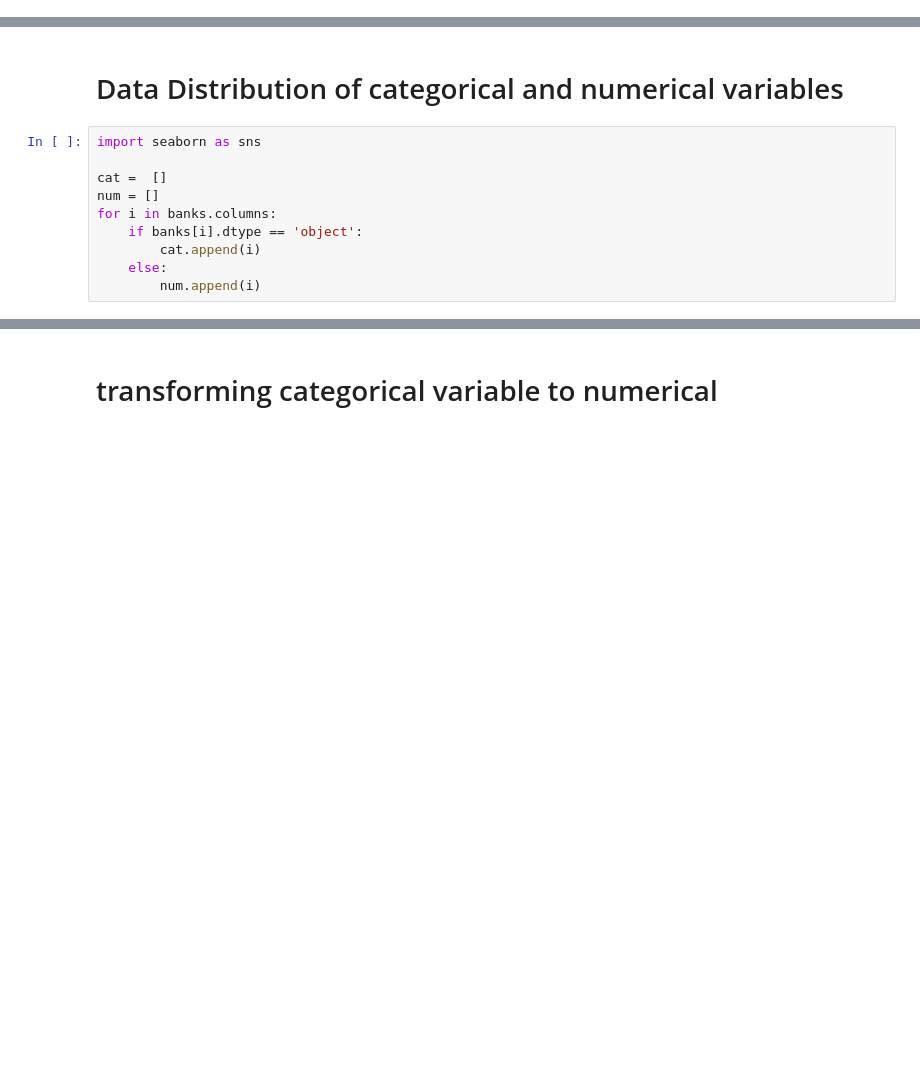
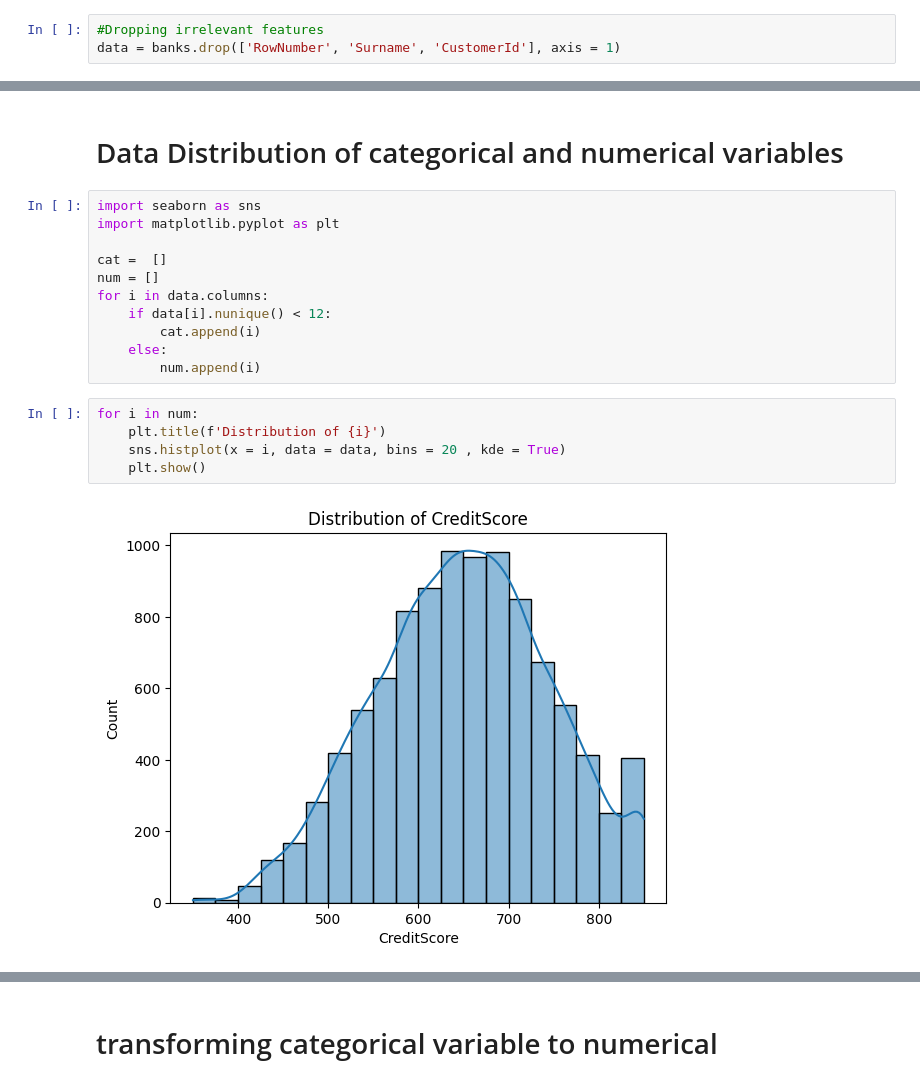
Before and after one commit to Murad-pitafi/Banks-Customer-Churn-Prediction, a Jupyter notebook: banks-churn-prediction.ipynb, the cells around one changed output, grey strips where cells are left out. Drawn from its saved outputs; the diff is of its cells as text; blank space fills up the shorter version.

Commit message:
Kaggle Notebook | banks churn prediction | Version 10

```diff
--- a/banks-churn-prediction.ipynb
+++ b/banks-churn-prediction.ipynb
@@ -86,0 +125,3 @@ banks.tail(5)
+# %%
+#Dropping irrelevant features
+data = banks.drop(['RowNumber', 'Surname', 'CustomerId'], axis = 1)
@@ -88,11 +144,19 @@ banks.tail(5)
 <h1> Data Distribution of categorical and numerical variables </h1>
 # %%
 import seaborn as sns
+import matplotlib.pyplot as plt
 
 cat =  []
 num = []
-for i in banks.columns:
-    if banks[i].dtype == 'object':
+for i in data.columns:
+    if data[i].nunique() < 12:
         cat.append(i)
     else:
         num.append(i)
+# %%
+for i in num:
+    plt.title(f'Distribution of {i}')
+    sns.histplot(x = i, data = data, bins = 20 , kde = True)
+    plt.show()
+# %% [output]
+[figure, added]
```
Also changed, not shown: parts of 53 cells of this notebook.
